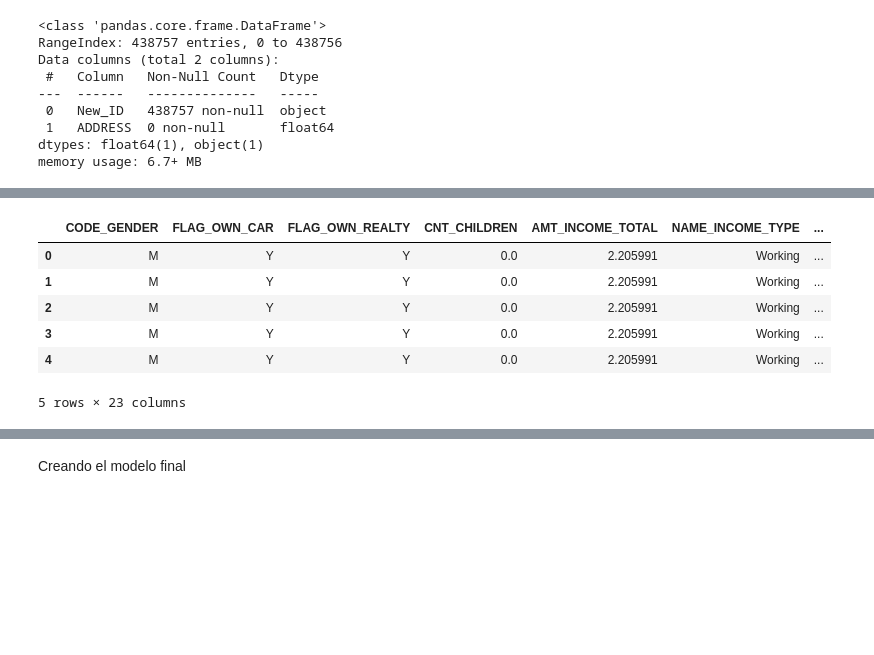
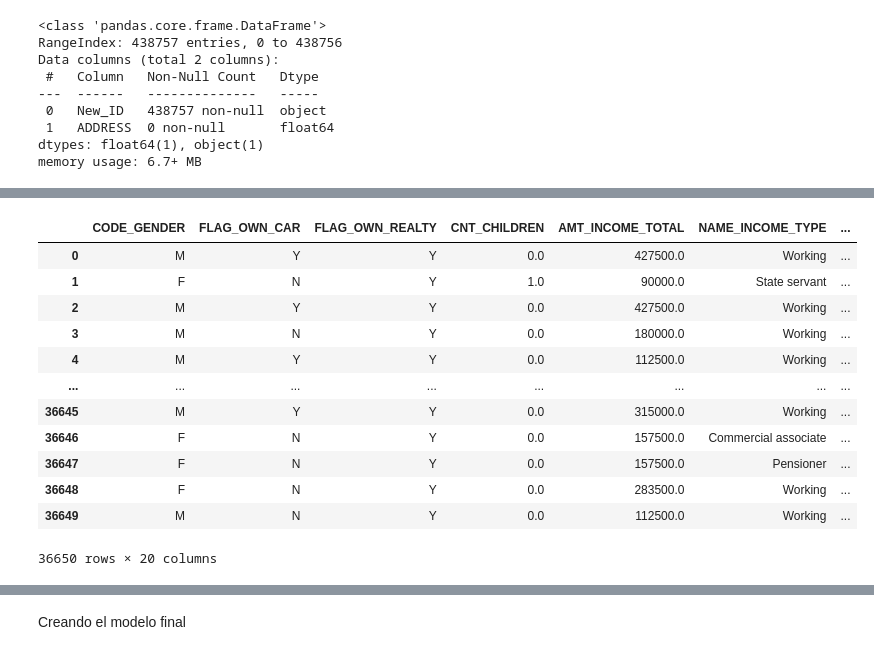
Before and after one commit to Pedrmig/Prueba-Tecnica, a Jupyter notebook: prueba.ipynb, the cells around one changed output, grey strips where cells are left out. Cells and saved outputs as stored; diff of their text form; code cells hidden in the pictures; blank space fills up the shorter version.

```diff
--- a/prueba.ipynb
+++ b/prueba.ipynb
@@ -110,0 +42,9 @@ df = df.merge(df_paid, how='inner', left_on='Main_ID', right_on='Main_ID')
+# %%
+# arreglando  df_address
+df_address = df_address.drop('ADDRESS', axis=1)
+df_address[['id', 'address']] = df_address['New_ID'].str.split(',', n=1, expand=True)
+df_address = df_address.drop('New_ID', axis=1)
+df_address['Main_ID'] = df_address['id'].str.extract(r'(\d+)')
+df_address = df_address.drop('id', axis=1)
+df_address['Main_ID'] = df_address['Main_ID'].astype('Int64')
+df_address['STATE'] = df_address['address'].str.extract(r'([A-Z]{2})')
@@ -110,0 +78,20 @@ df = df.merge(df_paid, how='inner', left_on='Main_ID', right_on='Main_ID')
+# %%
+# arreglando df_paid
+df_paid.rename(columns={'ID': 'Main_ID'}, inplace=True)
+df_paid = df_paid.groupby('Main_ID')['STATUS'].value_counts().unstack().reset_index().fillna(0)
+df_paid['total'] = df_paid.iloc[:, 1:].sum(axis=1)
+# %%
+#categorizando a los pagadores en su ratio de pagos.
+
+df_paid['class'] = np.nan
+for lin in df_paid.index:
+    total = df_paid.loc[lin, 'total']
+    sum_c_0 = df_paid.loc[lin, 'C'] + df_paid.loc[lin, '0']
+    perc_c_0 = (sum_c_0 / total) * 100 if total != 0 else 0
+
+    if perc_c_0 >= 90:
+        df_paid.at[lin, 'class'] = 'bom pagador'
+    elif 70 <= perc_c_0 < 90 and df_paid.loc[lin, '3'] == 0 and df_paid.loc[lin, '4'] == 0 and df_paid.loc[lin, '5'] == 0:
+        df_paid.at[lin, 'class'] = 'bom pagador'
+    else:
+        df_paid.at[lin, 'class'] = 'mau pagador'
@@ -110,0 +118,7 @@ df = df.merge(df_paid, how='inner', left_on='Main_ID', right_on='Main_ID')
+# %%
+# Union de los dataframes
+df_paid = df_paid [['Main_ID', 'class']]
+df = pd.merge(df_main, df_address, on='Main_ID', how='inner')
+df = df.merge(df_paid, how='inner', left_on='Main_ID', right_on='Main_ID')
+df = df.dropna(how='all')
+df = df.drop(columns=['address', 'Letter'])
@@ -111,10 +145,16 @@ df = df.merge(df_paid, how='inner', left_on='Main_ID', right_on='Main_ID')
 # %%
-df.head()
+df
 # %% [output]
 |  | CODE_GENDER | FLAG_OWN_CAR | FLAG_OWN_REALTY | CNT_CHILDREN | AMT_INCOME_TOTAL | NAME_INCOME_TYPE | ... |
-| 0 | M | Y | Y | 0.0 | 2.205991 | Working | ... |
-| 1 | M | Y | Y | 0.0 | 2.205991 | Working | ... |
-| 2 | M | Y | Y | 0.0 | 2.205991 | Working | ... |
-| 3 | M | Y | Y | 0.0 | 2.205991 | Working | ... |
-| 4 | M | Y | Y | 0.0 | 2.205991 | Working | ... |
+| 0 | M | Y | Y | 0.0 | 427500.0 | Working | ... |
+| 1 | F | N | Y | 1.0 | 90000.0 | State servant | ... |
+| 2 | M | Y | Y | 0.0 | 427500.0 | Working | ... |
+| 3 | M | N | Y | 0.0 | 180000.0 | Working | ... |
+| 4 | M | Y | Y | 0.0 | 112500.0 | Working | ... |
+| ... | ... | ... | ... | ... | ... | ... | ... |
+| 36645 | M | Y | Y | 0.0 | 315000.0 | Working | ... |
+| 36646 | F | N | Y | 0.0 | 157500.0 | Commercial associate | ... |
+| 36647 | F | N | Y | 0.0 | 157500.0 | Pensioner | ... |
+| 36648 | F | N | Y | 0.0 | 283500.0 | Working | ... |
+| 36649 | M | N | Y | 0.0 | 112500.0 | Working | ... |
-5 rows × 23 columns
+36650 rows × 20 columns
```
Also changed, not shown: parts of 34 cells of this notebook.
